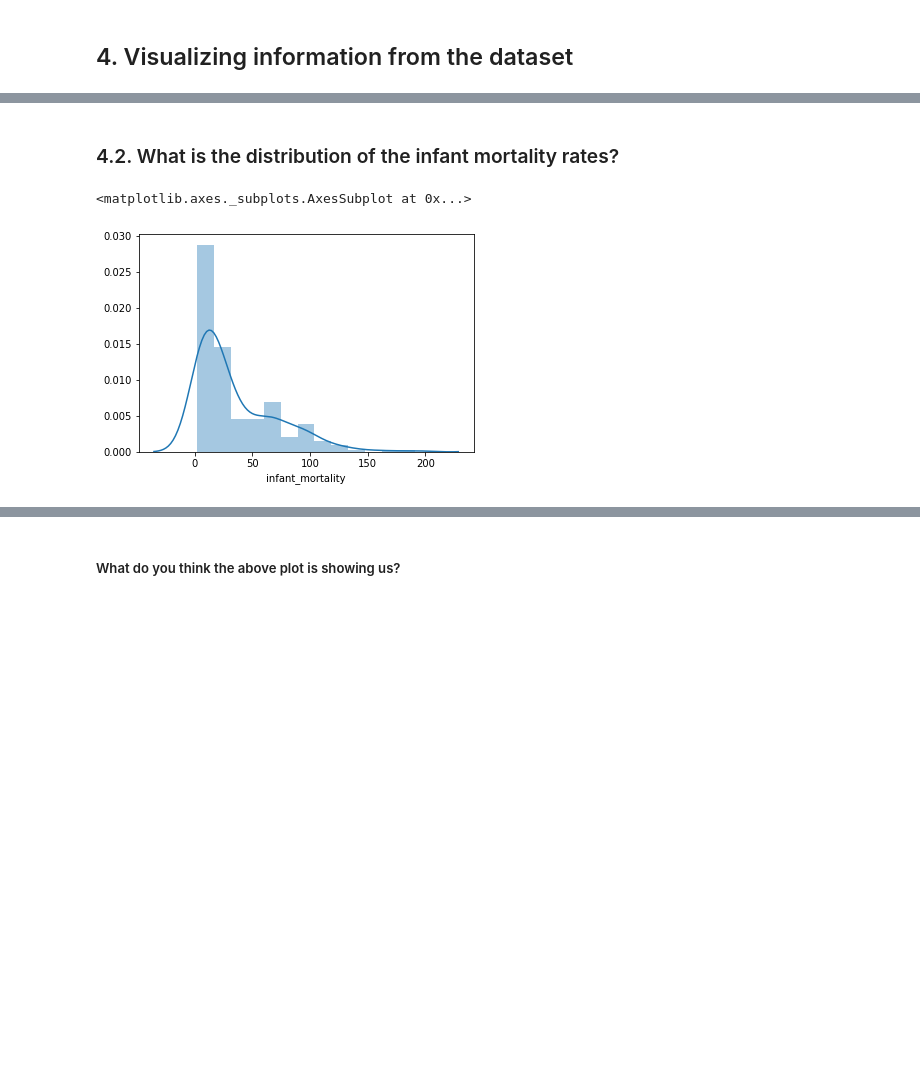
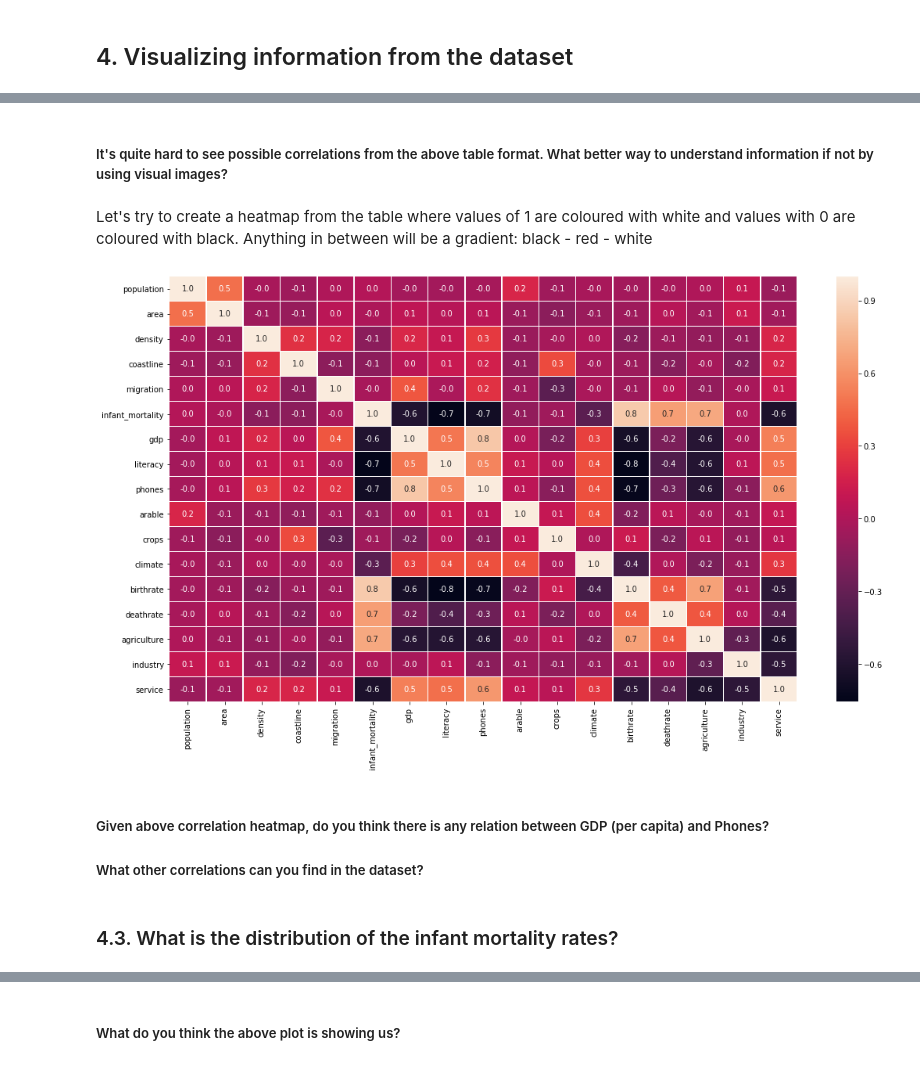
Before and after one commit to sraktale/pygn, a Jupyter notebook: sessions/2/Data Science Intro.ipynb, the cells around one changed output, grey strips where cells are left out. Cells and saved outputs as stored; diff of their text form; code cells hidden in the pictures; blank space fills up the shorter version.

```diff
--- a/sessions/2/Data Science Intro.ipynb
+++ b/sessions/2/Data Science Intro.ipynb
@@ -276,2 +312,17 @@ Some common types of data visualization:
+# %% [markdown]
+##### It's quite hard to see possible correlations from the above table format. What better way to understand information if not by using visual images?
+# %% [markdown]
+Let's try to create a heatmap from the table where values of 1 are coloured with white and values with 0 are coloured with black. Anything in between will be a gradient: black - red - white
+# %%
+plt.subplots(figsize = (18,10))
+#annot = True so we can see the numbers in square, fmt sets how many number of digits we see after after comma
+sns.heatmap(data.corr(), annot = True, linewidth = 0.5, fmt = ".1f")
+plt.show()
+# %% [output]
+[figure, added]
+# %% [markdown]
+##### Given above correlation heatmap, do you think there is any relation between GDP (per capita) and Phones?
+
+##### What other correlations can you find in the dataset?
 # %% [markdown]
-### 4.2. What is the distribution of the infant mortality rates?
+### 4.3. What is the distribution of the infant mortality rates?
@@ -280,5 +328,0 @@ Some common types of data visualization:
-# %%
-sns.distplot(data["infant_mortality"])
-# %% [output]
-<matplotlib.axes._subplots.AxesSubplot at 0x...>
-[figure, removed]
```
Also changed, not shown: parts of 23 cells of this notebook, 1 other file.
